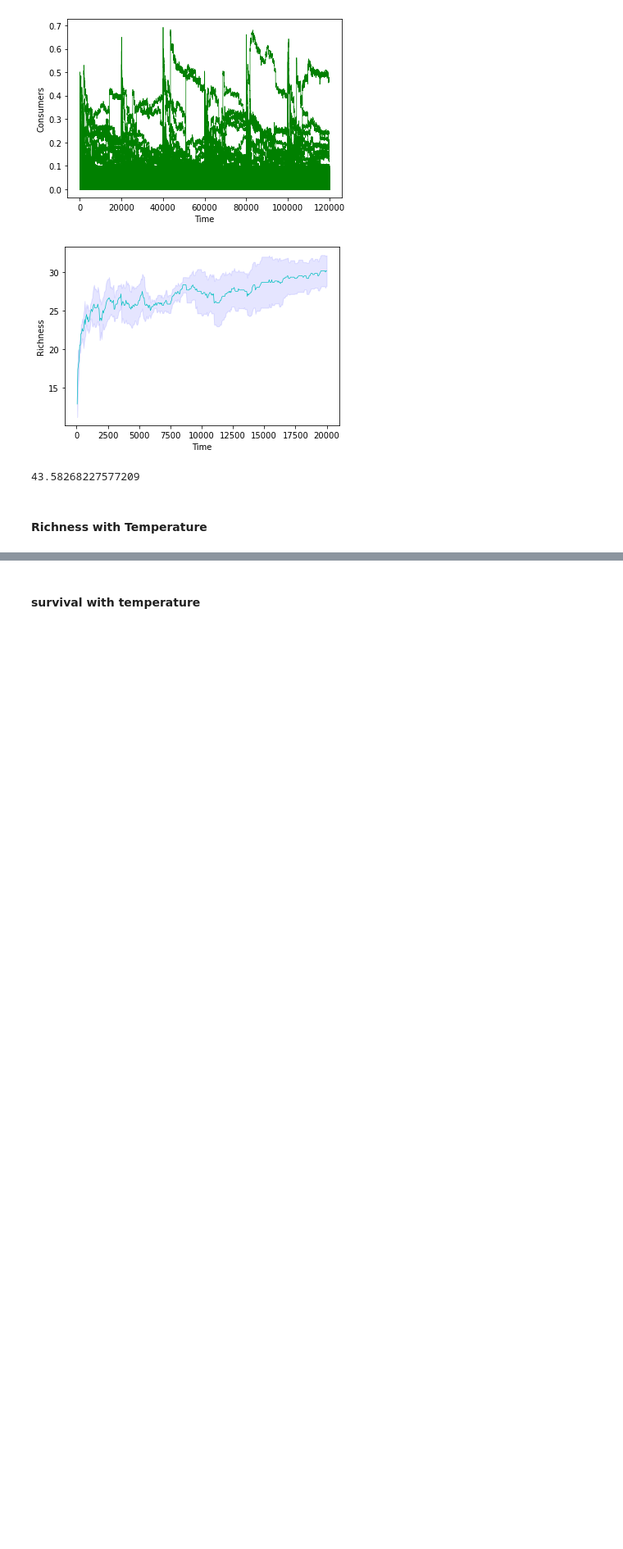
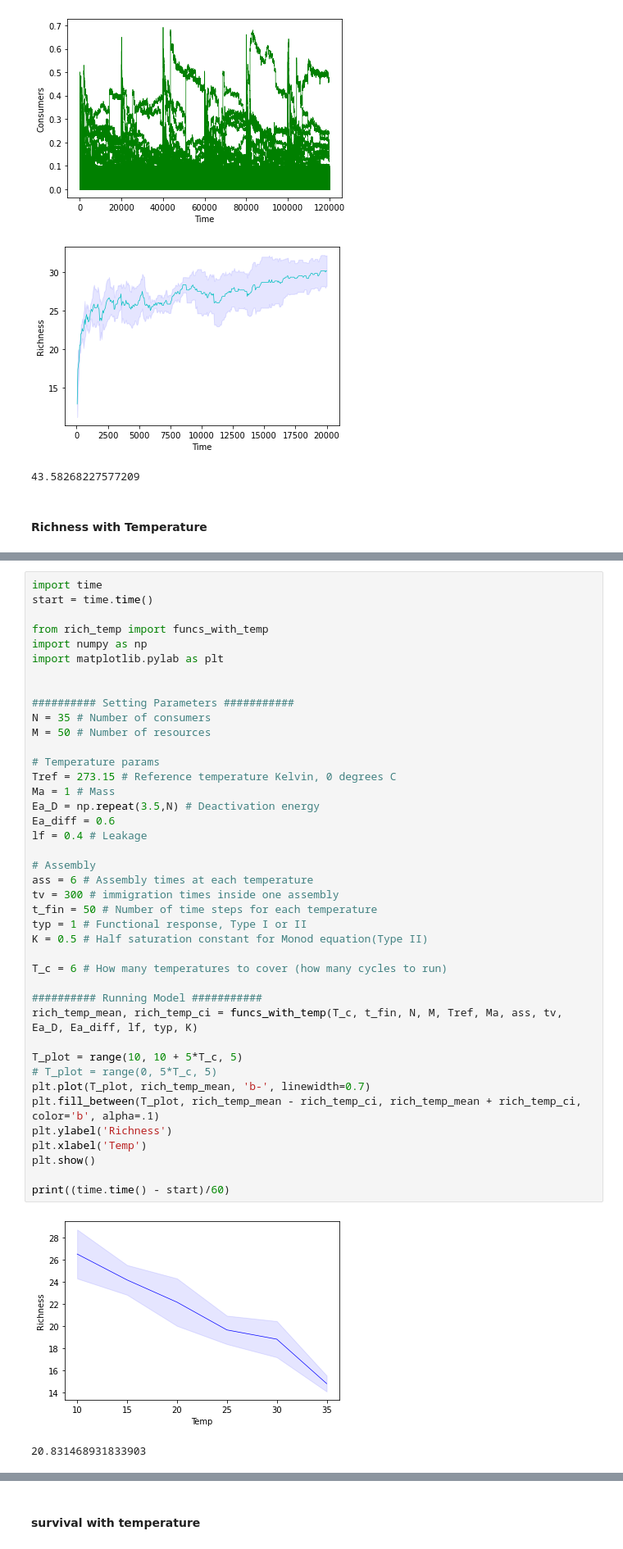
Before and after one commit to DaniDuan/CMEEProject, a Jupyter notebook: code/temp_microbial_CUE.ipynb, the cells around one changed output, grey strips where cells are left out. Shown at 82% size. Saved outputs shown, nothing was run; the diff lists cells and outputs as text; blank space fills up the shorter version.

```diff
--- a/code/temp_microbial_CUE.ipynb
+++ b/code/temp_microbial_CUE.ipynb
@@ -528,0 +572,44 @@ print((time.time() - start)/60)
+# %%
+import time
+start = time.time()
+
+from rich_temp import funcs_with_temp
+import numpy as np
+import matplotlib.pylab as plt
+
+
+########## Setting Parameters ###########
+N = 35 # Number of consumers
+M = 50 # Number of resources
+
+# Temperature params
+Tref = 273.15 # Reference temperature Kelvin, 0 degrees C
+Ma = 1 # Mass
+Ea_D = np.repeat(3.5,N) # Deactivation energy
+Ea_diff = 0.6
+lf = 0.4 # Leakage
+
+# Assembly
+ass = 6 # Assembly times at each temperature
+tv = 300 # immigration times inside one assembly
+t_fin = 50 # Number of time steps for each temperature
+typ = 1 # Functional response, Type I or II
+K = 0.5 # Half saturation constant for Monod equation(Type II)
+
+T_c = 6 # How many temperatures to cover (how many cycles to run)
+
+########## Running Model ###########
+rich_temp_mean, rich_temp_ci = funcs_with_temp(T_c, t_fin, N, M, Tref, Ma, ass, tv, Ea_D, Ea_diff, lf, typ, K)
+
+T_plot = range(10, 10 + 5*T_c, 5)
+# T_plot = range(0, 5*T_c, 5)
+plt.plot(T_plot, rich_temp_mean, 'b-', linewidth=0.7)
+plt.fill_between(T_plot, rich_temp_mean - rich_temp_ci, rich_temp_mean + rich_temp_ci, color='b', alpha=.1)
+plt.ylabel('Richness')
+plt.xlabel('Temp')
+plt.show()
+
+print((time.time() - start)/60)
+# %% [output]
+[figure, added]
+20.831468931833903
```
Also changed, not shown: parts of 4 cells of this notebook, 9 other files.
